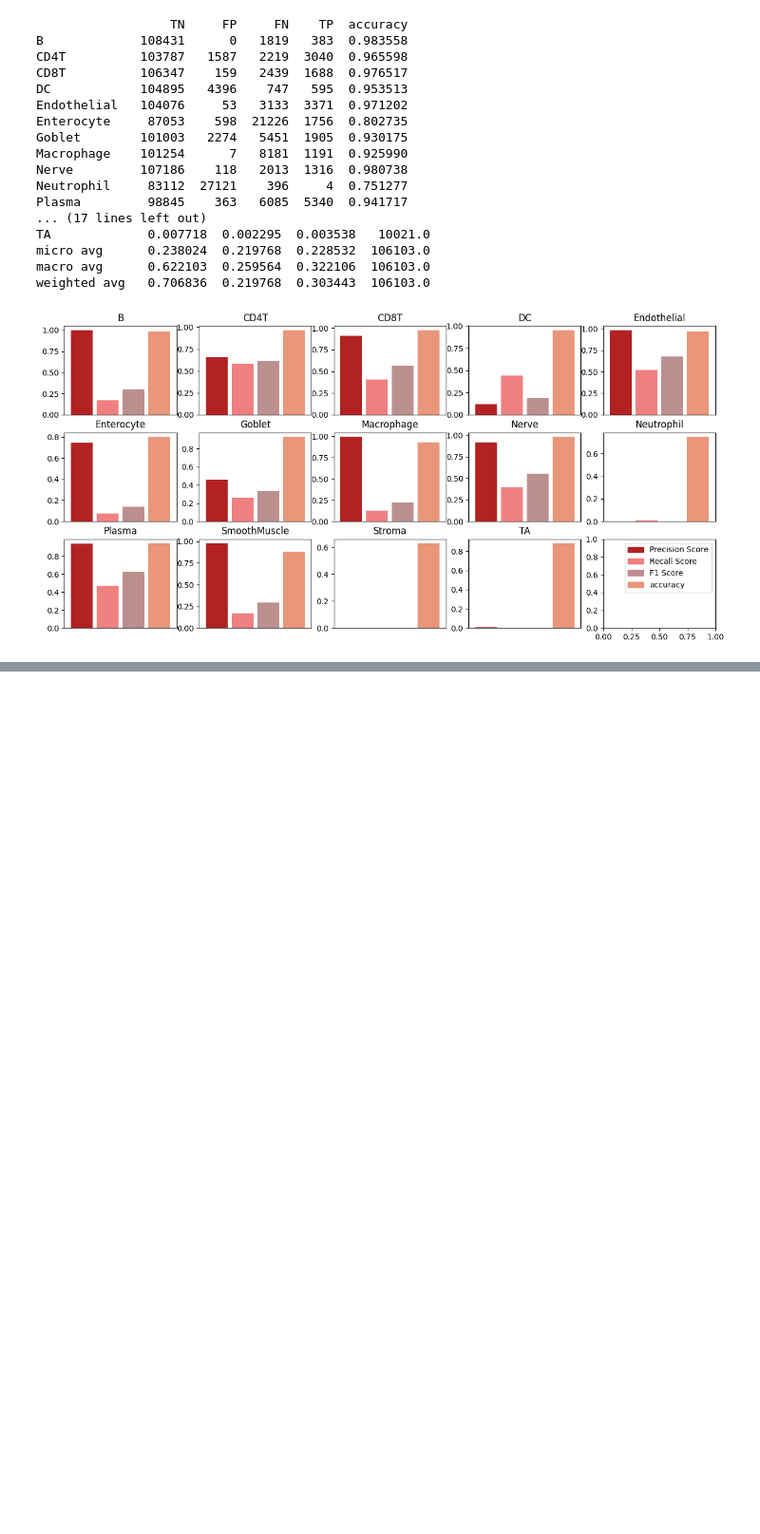
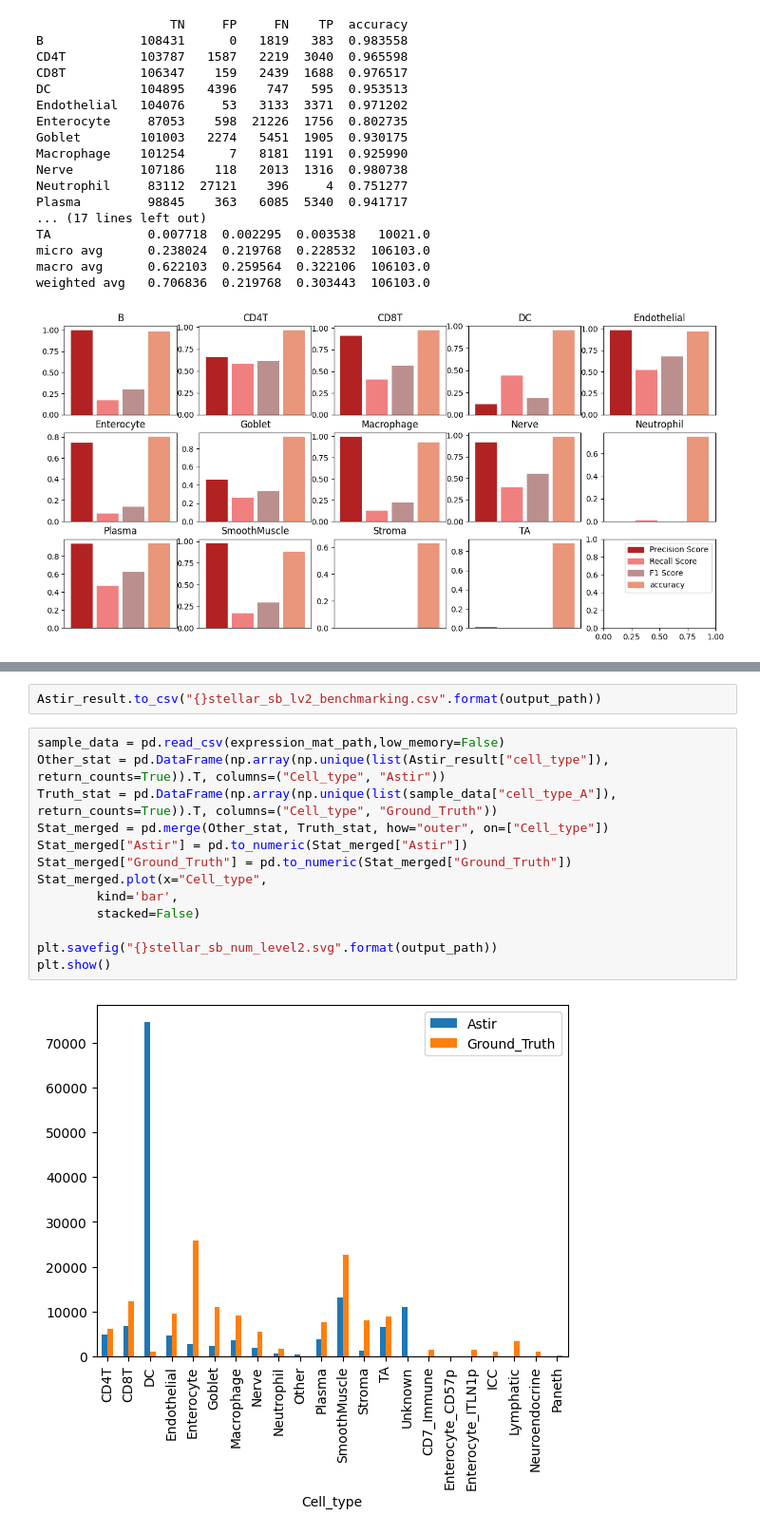
Before and after one commit to farkkilab/tribus, a Jupyter notebook: STELLAR_notebook_astir.ipynb, the cells around one changed output, grey strips where cells are left out. Shown at 95% size. Saved outputs shown, nothing was run; the diff lists cells and outputs as text; blank space fills up the shorter version.

```diff
--- a/STELLAR_notebook_astir.ipynb
+++ b/STELLAR_notebook_astir.ipynb
@@ -470,0 +528,17 @@ weighted avg   0.706836  0.219768  0.303443  106103.0
+# %%
+Astir_result.to_csv("{}stellar_sb_lv2_benchmarking.csv".format(output_path))
+# %%
+sample_data = pd.read_csv(expression_mat_path,low_memory=False)
+Other_stat = pd.DataFrame(np.array(np.unique(list(Astir_result["cell_type"]), return_counts=True)).T, columns=("Cell_type", "Astir"))
+Truth_stat = pd.DataFrame(np.array(np.unique(list(sample_data["cell_type_A"]), return_counts=True)).T, columns=("Cell_type", "Ground_Truth"))
+Stat_merged = pd.merge(Other_stat, Truth_stat, how="outer", on=["Cell_type"])
+Stat_merged["Astir"] = pd.to_numeric(Stat_merged["Astir"])
+Stat_merged["Ground_Truth"] = pd.to_numeric(Stat_merged["Ground_Truth"])
+Stat_merged.plot(x="Cell_type",
+        kind='bar',
+        stacked=False)
+
+plt.savefig("{}stellar_sb_num_level2.svg".format(output_path))
+plt.show()
+# %% [output]
+[figure, added]
```
Also changed, not shown: parts of 8 cells of this notebook, 3 other files.
